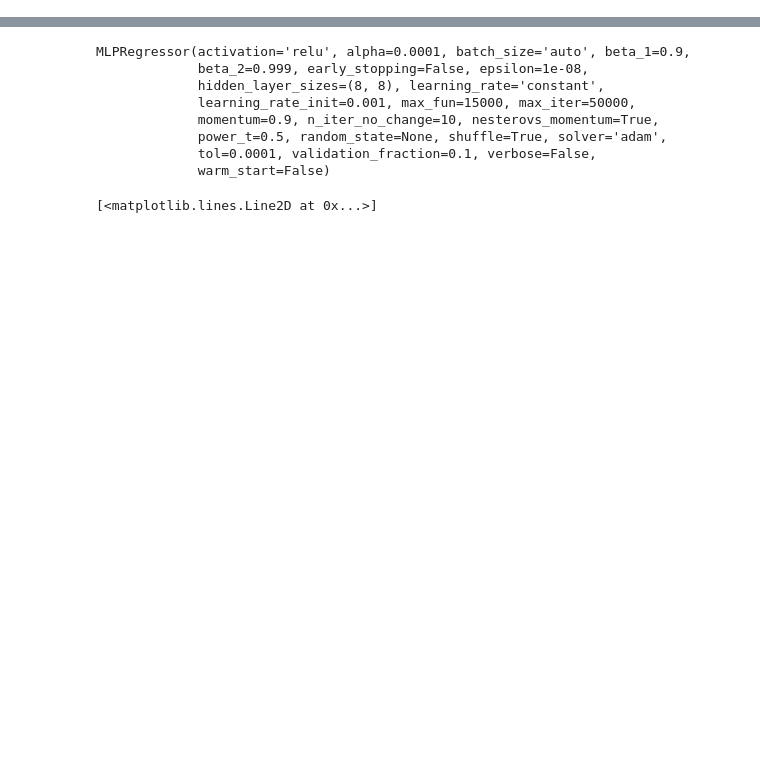
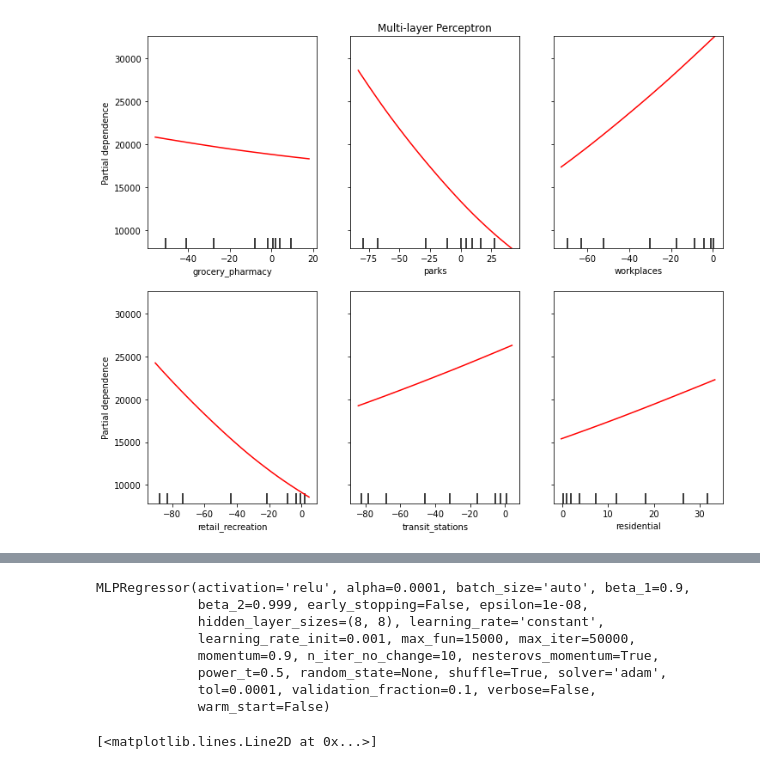
Before and after one commit to Pedrag1234/FEUP_IART_TP2, a Jupyter notebook: src/Neural Network .ipynb, the cells around one changed output, grey strips where cells are left out. Cells and saved outputs as stored; diff of their text form; code cells hidden in the pictures; blank space fills up the shorter version.

```diff
--- a/src/Neural Network .ipynb
+++ b/src/Neural Network .ipynb
@@ -110,0 +111,20 @@ print(r2_score(y2_test,predict_test2))
+# %%
+from sklearn.preprocessing import StandardScaler
+from sklearn.inspection import plot_partial_dependence
+from sklearn.pipeline import make_pipeline
+
+X=EU_covid_data[predictors]
+Y1=EU_covid_data["total_cases"]
+Y2=EU_covid_data["fatalities"]
+
+
+mlp = make_pipeline(StandardScaler(),
+                    MLPRegressor(hidden_layer_sizes=(8,8), activation='relu', solver='adam', max_iter=50000))
+mlp.fit(X, Y1)
+
+fig, ax = plt.subplots(figsize=(12, 10))
+ax.set_title("Multi-layer Perceptron")
+mlp_disp = plot_partial_dependence(mlp, X, ['grocery_pharmacy', 'parks', 'workplaces', 'retail_recreation', 'transit_stations','residential'], ax=ax,
+                                   line_kw={"c": "red"})
+# %% [output]
+[figure, added]
```
Also changed, not shown: parts of 8 cells of this notebook, 2 other files.
